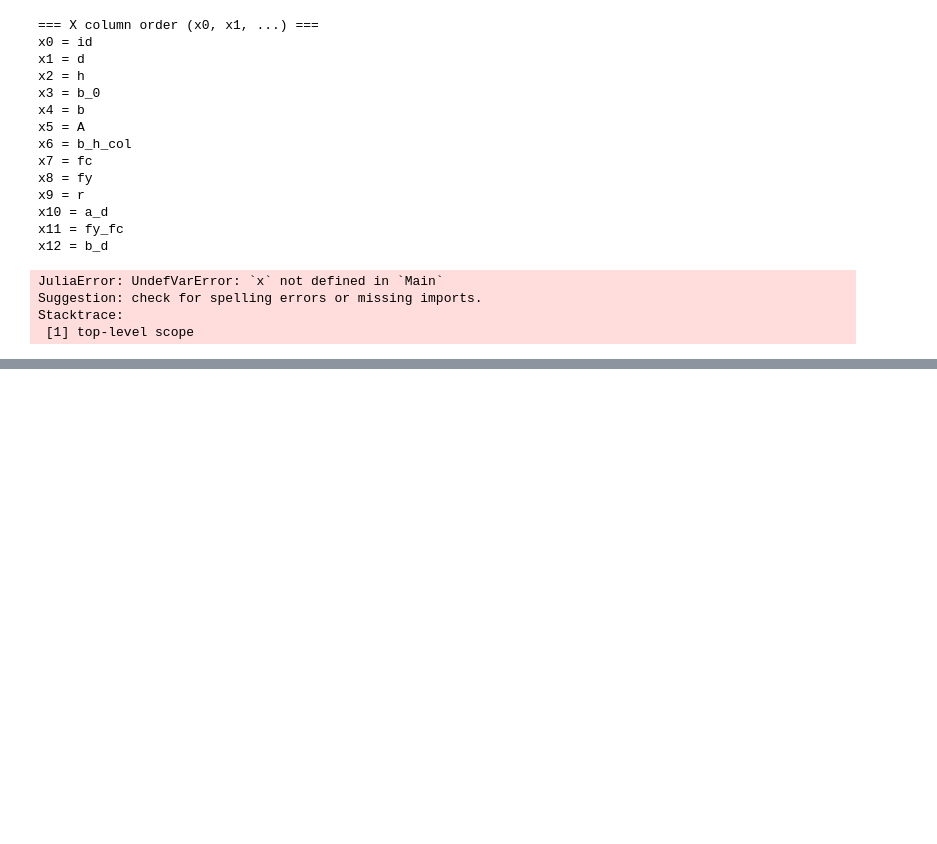
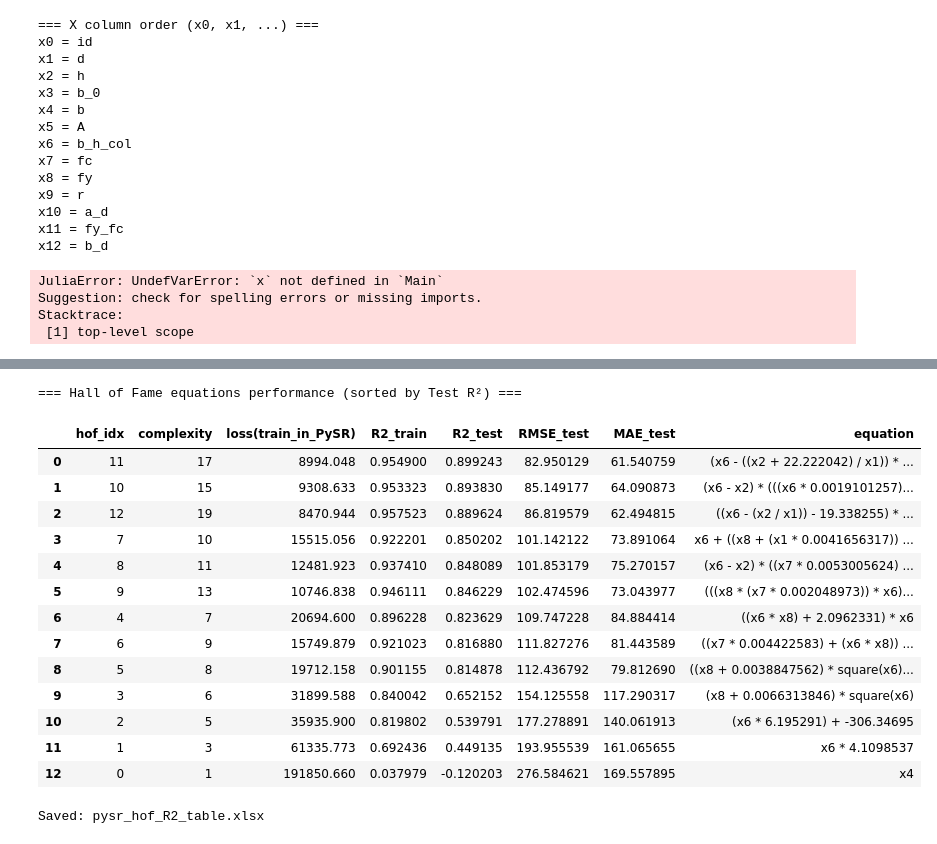
Before and after one commit to kosb123/Punching-shear, a Jupyter notebook: 코드/경험식.ipynb, the cells around one changed output, grey strips where cells are left out. Drawn from its saved outputs; the diff is of its cells as text; code cells hidden in the pictures; blank space fills up the shorter version.

```diff
--- a/코드/경험식.ipynb
+++ b/코드/경험식.ipynb
@@ -145,7 +145,7 @@ model = PySRRegressor(
     unary_operators=["square"],
     maxsize=15,
     model_selection="best",
-    verbosity=1,
+    verbosity=2,
     deterministic=True,
     parallelism="serial",
     random_state=42,
@@ -196,0 +511,76 @@ x11 = b_d
+# %%
+import numpy as np
+import pandas as pd
+from sklearn.metrics import r2_score, mean_squared_error, mean_absolute_error
+
+# model, X_train, X_test, y_train, y_test 가 이미 위에서 생성돼 있어야 함
+
+eqdf = model.equations_.copy()
+
+rows = []
+for i, row in eqdf.iterrows():
+    eq_str = row["equation"]
+    comp = row["complexity"]
+    loss = row["loss"]
+
+    # ✅ 각 경험식별로 predict
+    # 가장 안정적인 방법: lambda_format 사용
+    f = row["lambda_format"]  # PySRFunction(X=>...)
+    try:
+        # PySRFunction은 호출 시 X를 줘야 함 (보통 numpy array)
+        yhat_train = f(X_train)
+        yhat_test  = f(X_test)
+    except Exception:
+        # 혹시 lambda_format이 직접 callable이 아닌 환경이면 fallback
+        # (대부분은 위에서 바로 됨)
+        yhat_train = model.predict(X_train, equation=row["sympy_format"])
+        yhat_test  = model.predict(X_test, equation=row["sympy_format"])
+
+    r2_tr = r2_score(y_train, yhat_train)
+    r2_te = r2_score(y_test,  yhat_test)
+
+    rmse_tr = np.sqrt(mean_squared_error(y_train, yhat_train))
+    rmse_te = np.sqrt(mean_squared_error(y_test,  yhat_test))
+
+    mae_tr = mean_absolute_error(y_train, yhat_train)
+    mae_te = mean_absolute_error(y_test,  yhat_test)
+
+    rows.append({
+        "hof_idx": i,
+        "complexity": comp,
+        "loss(train_in_PySR)": loss,
+        "R2_train": r2_tr,
+        "R2_test":  r2_te,
+        "RMSE_test": rmse_te,
+        "MAE_test":  mae_te,
+        "equation": eq_str
+    })
+
+perf = pd.DataFrame(rows)
+
+# ✅ test R² 높은 순으로 정렬해서 보기
+perf_sorted = perf.sort_values("R2_test", ascending=False).reset_index(drop=True)
+
+print("=== Hall of Fame equations performance (sorted by Test R²) ===")
+display(perf_sorted)
+
+# (선택) 엑셀 저장
+perf_sorted.to_excel("pysr_hof_R2_table.xlsx", index=False)
+print("Saved: pysr_hof_R2_table.xlsx")
+# %% [output]
+=== Hall of Fame equations performance (sorted by Test R²) ===
+|  | hof_idx | complexity | loss(train_in_PySR) | R2_train | R2_test | RMSE_test | MAE_test | equation |
+| 0 | 11 | 17 | 8994.048 | 0.954900 | 0.899243 | 82.950129 | 61.540759 | (x6 - ((x2 + 22.222042) / x1)) * ... |
+| 1 | 10 | 15 | 9308.633 | 0.953323 | 0.893830 | 85.149177 | 64.090873 | (x6 - x2) * (((x6 * 0.0019101257)... |
+| 2 | 12 | 19 | 8470.944 | 0.957523 | 0.889624 | 86.819579 | 62.494815 | ((x6 - (x2 / x1)) - 19.338255) * ... |
+| 3 | 7 | 10 | 15515.056 | 0.922201 | 0.850202 | 101.142122 | 73.891064 | x6 + ((x8 + (x1 * 0.0041656317)) ... |
+| 4 | 8 | 11 | 12481.923 | 0.937410 | 0.848089 | 101.853179 | 75.270157 | (x6 - x2) * ((x7 * 0.0053005624) ... |
+| 5 | 9 | 13 | 10746.838 | 0.946111 | 0.846229 | 102.474596 | 73.043977 | (((x8 * (x7 * 0.002048973)) * x6)... |
+| 6 | 4 | 7 | 20694.600 | 0.896228 | 0.823629 | 109.747228 | 84.884414 | ((x6 * x8) + 2.0962331) * x6 |
+| 7 | 6 | 9 | 15749.879 | 0.921023 | 0.816880 | 111.827276 | 81.443589 | ((x7 * 0.004422583) + (x6 * x8)) ... |
+| 8 | 5 | 8 | 19712.158 | 0.901155 | 0.814878 | 112.436792 | 79.812690 | ((x8 + 0.0038847562) * square(x6)... |
+| 9 | 3 | 6 | 31899.588 | 0.840042 | 0.652152 | 154.125558 | 117.290317 | (x8 + 0.0066313846) * square(x6) |
+| 10 | 2 | 5 | 35935.900 | 0.819802 | 0.539791 | 177.278891 | 140.061913 | (x6 * 6.195291) + -306.34695 |
+| 11 | 1 | 3 | 61335.773 | 0.692436 | 0.449135 | 193.955539 | 161.065655 | x6 * 4.1098537 |
+| 12 | 0 | 1 | 191850.660 | 0.037979 | -0.120203 | 276.584621 | 169.557895 | x4 |
+Saved: pysr_hof_R2_table.xlsx
```
Also changed, not shown: parts of 4 cells of this notebook, 9 other files.
